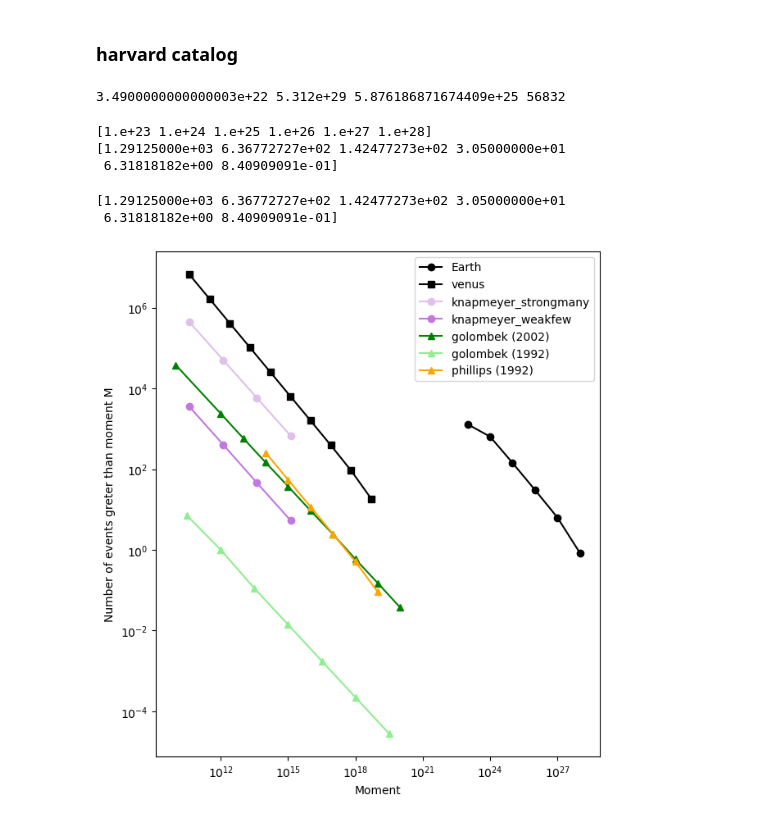
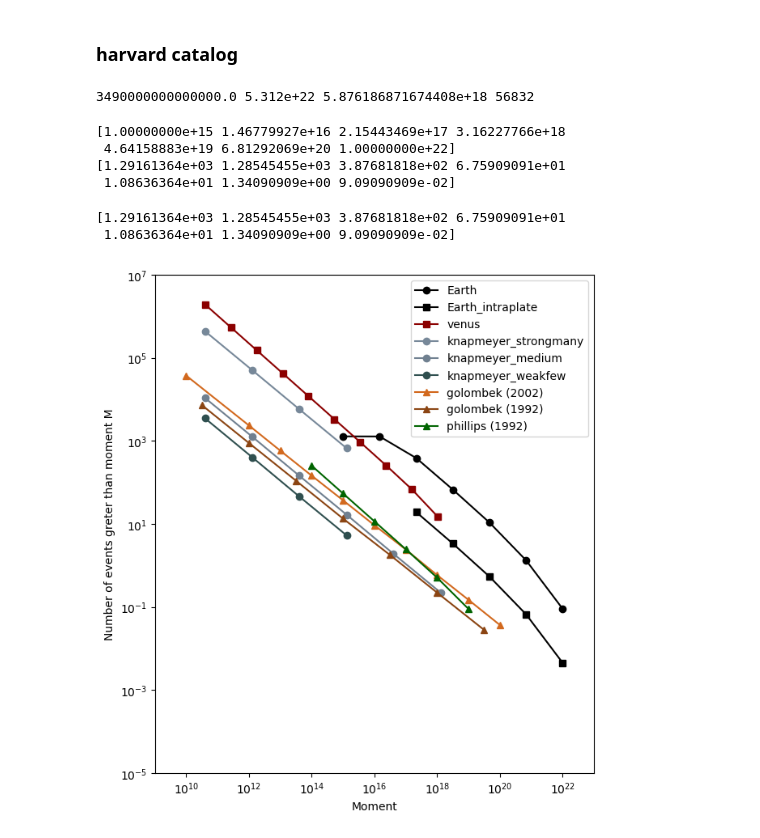
Before and after one commit to iganache/venusquakes, a Jupyter notebook: strainrates_deadplanet.ipynb, the cells around one changed output. Cells and saved outputs as stored; diff of their text form; code cells hidden in the pictures.

```diff
--- a/strainrates_deadplanet.ipynb
+++ b/strainrates_deadplanet.ipynb
@@ -120,11 +120,12 @@ the strain rate due to a single plume induced uplift per second is =  3.71e-19
 # %% [markdown]
 ### <b> 3. expected number of quakes in a year </b>
 # %%
-strainrate_total = strainrate_lith + strainrate_plume
+strainrate_total = strainrate_lith  #+ strainrate_plume
 
 beta = 0.67          ##(Phillips 1991)
-m0_max = magnitude2moment(7)    ## in Nm
+m0_max = magnitude2moment(6.5)    ## in Nm
 m0_min = magnitude2moment(1)
+print(m0_min)
 
 num = 11
 m0_range = np.geomspace(m0_min, m0_max, num=num)
@@ -183,8 +186,13 @@ golombek_arr[:,4] = Gol_rec_rates17
 
 ## Golombek sesimic moments 1992
 mw = np.array([1.3, 2.2, 3.1, 4, 4.9, 5.8, 6.7])
-M0 = np.power(10, np.array([17.5, 19, 20.5, 22, 23.5, 25, 26.5])) * 1e-7
+power = np.array([17.5, 19, 20.5, 22, 23.5, 25, 26.5])
+M0 = np.zeros_like(mw)
+for i in range(len(power)):
+    M0[i] = math.pow(10, power[i]-7)
+# M0 = np.power(10, np.array([17.5, 19, 20.5, 22, 23.5, 25, 26.5])) * 1e-7
 Gol92_rec_rates = np.array([52*24*3600, 1*365.25*24*3600, 9*365.25*24*3600, 71*365.25*24*3600, 565*365.25*24*3600, 4484*365.25*24*3600, 35587*365.25*24*3600])
+Gol92_rec_rates = np.array([1.2*3600, 9.8*3600, 3.3*24*3600, 0.9*30*24*3600, 6.8*30*24*3600, 4.5*365.25*24*3600, 35.6*365.25*24*3600])
 golombek92_arr = np.zeros((len(Gol92_rec_rates), 3))
 golombek92_arr [:,0] = mw
 golombek92_arr [:,1] = M0
@@ -215,14 +223,14 @@ for i in range(len(d)):
         exp = int(d[i][0:2])
     if i%5 == 4:
         scalar_mom = float(d[i][49:56])
-        earth_mom.append(scalar_mom * math.pow(10, exp))
+        earth_mom.append(scalar_mom * math.pow(10, exp-7))              ## including a -7 factor for conversion from dyn-cm to N-m
 # %%
 print(np.min(earth_mom), np.max(earth_mom), np.mean(earth_mom), len(earth_mom))
 # %% [output]
-3.4900000000000003e+22 5.312e+29 5.876186871674409e+25 56832
+3490000000000000.0 5.312e+22 5.876186871674408e+18 56832
 # %%
 # mom = mom[mom > 0]
-M0_earth = np.geomspace(1e23, 1e28, 6)
+M0_earth = np.geomspace(1e15, 1e22, 7)
 print(M0_earth)
 num_events_earth = []
 for min_mom in M0_earth:
@@ -231,34 +239,38 @@ num_events_earth = np.array(num_events_earth)
 num_events_earth_year = num_events_earth / (2020-1976)
 print(num_events_earth_year)
 # %% [output]
-[1.e+23 1.e+24 1.e+25 1.e+26 1.e+27 1.e+28]
-[1.29125000e+03 6.36772727e+02 1.42477273e+02 3.05000000e+01
- 6.31818182e+00 8.40909091e-01]
+[1.00000000e+15 1.46779927e+16 2.15443469e+17 3.16227766e+18
+ 4.64158883e+19 6.81292069e+20 1.00000000e+22]
+[1.29161364e+03 1.28545455e+03 3.87681818e+02 6.75909091e+01
+ 1.08636364e+01 1.34090909e+00 9.09090909e-02]
 # %%
 print(num_events_earth_year)
 # %% [output]
-[1.29125000e+03 6.36772727e+02 1.42477273e+02 3.05000000e+01
- 6.31818182e+00 8.40909091e-01]
+[1.29161364e+03 1.28545455e+03 3.87681818e+02 6.75909091e+01
+ 1.08636364e+01 1.34090909e+00 9.09090909e-02]
 # %%
 fig, ax = plt.subplots(1,1, figsize=(7,8))
 ax.plot(M0_earth, num_events_earth_year, "o-", label= "Earth", c='k')
-ax.plot(events_arr[:-1,1],(365.25*24*60*60)*events_arr[:-1,2], "s-", label = "venus", c='k')
-ax.plot(knapmeyer_arr[:,1], (365.25*24*60*60)/knapmeyer_arr[:,3], "o-" , label = "knapmeyer_strongmany", c = "#dfc0eb")
+ax.plot(M0_earth[2:], num_events_earth_year[2:]*0.05, "s-", label= "Earth_intraplate", c='k')
+ax.plot(events_arr[:-1,1],(365.25*24*60*60)*events_arr[:-1,2], "s-", label = "venus", c='darkred')
+ax.plot(knapmeyer_arr[:,1], (365.25*24*60*60)/knapmeyer_arr[:,3], "o-" , label = "knapmeyer_strongmany", c = "lightslategrey")
 # ax.plot(knapmeyer_arr[:,1], (365.25*24*60*60)/knapmeyer_arr[:,2], "o-" , label = "knapmeyer_strongfew", c = "#d5a6e6")
-# ax.plot(knapmeyer_arr[:,1], (365.25*24*60*60)/knapmeyer_arr[:,4], "o-" , label = "knapmeyer_medium", c = "#eddbf4")
+ax.plot(knapmeyer_arr[:,1], (365.25*24*60*60)/knapmeyer_arr[:,4], "o-" , label = "knapmeyer_medium", c = "slategrey")
 # ax.plot(knapmeyer_arr[:,1], (365.25*24*60*60)/knapmeyer_arr[:,5], "o-" , label = "knapmeyer_weakmany", c = "#cd8de5")
-ax.plot(knapmeyer_arr[:,1], (365.25*24*60*60)/knapmeyer_arr[:,6], "o-" , label = "knapmeyer_weakfew", c = "#c377e0")
-ax.plot(golombek_arr[:,1], (365.25*24*60*60)/golombek_arr[:,2], "^-" , label = "golombek (2002)", c= "green")
+ax.plot(knapmeyer_arr[:,1], (365.25*24*60*60)/knapmeyer_arr[:,6], "o-" , label = "knapmeyer_weakfew", c = "darkslategrey")
+ax.plot(golombek_arr[:,1], (365.25*24*60*60)/golombek_arr[:,2], "^-" , label = "golombek (2002)", c= "chocolate")
 # ax.plot(golombek_arr[:,1], (365.25*24*60*60)/golombek_arr[:,3], "^-" , label = "golombek (2002)", c= "green")
 # ax.plot(golombek_arr[:,1], (365.25*24*60*60)/golombek_arr[:,4], "^-" , label = "golombek (2002)", c= "green")
-ax.plot(golombek92_arr[:,1], (365.25*24*60*60)/golombek92_arr[:,2], "^-" , label = "golombek (1992)", c= "lightgreen")
-ax.plot(phillips_arr[:,0], phillips_arr[:,1], "^-" , label = "phillips (1992)", c= "orange")
+ax.plot(golombek92_arr[:,1], (365.25*24*60*60)/golombek92_arr[:,2], "^-" , label = "golombek (1992)", c= "saddlebrown")
+ax.plot(phillips_arr[:,0], phillips_arr[:,1], "^-" , label = "phillips (1992)", c= "darkgreen")
 # ax.set_xlim(m0_range[0], m0_range[-1])
 ax.set_xscale('log',base=10)
 ax.set_yscale('log',base=10)
+ax.set_xlim(1e9, 1e23)
+ax.set_ylim(1e-5, 1e7)
 ax.legend()
 ax.set_xlabel("Moment")
 ax.set_ylabel("Number of events greter than moment M")
 plt.show()
 # %% [output]
-[figure, old version]
+[figure, new version]
```
Also changed, not shown: parts of 1 cell of this notebook.
